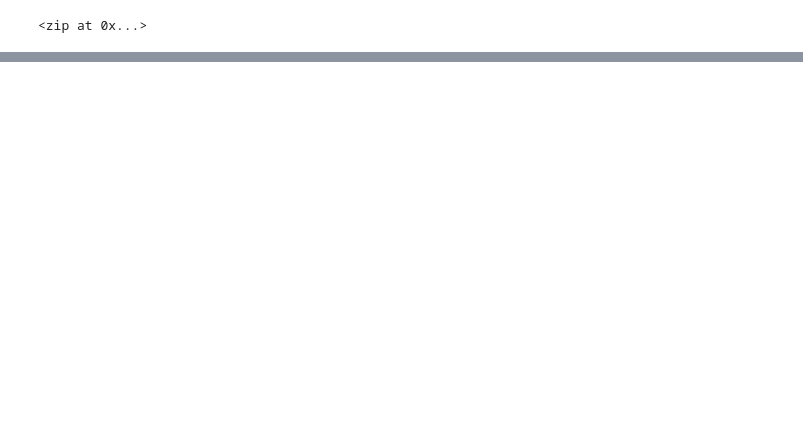
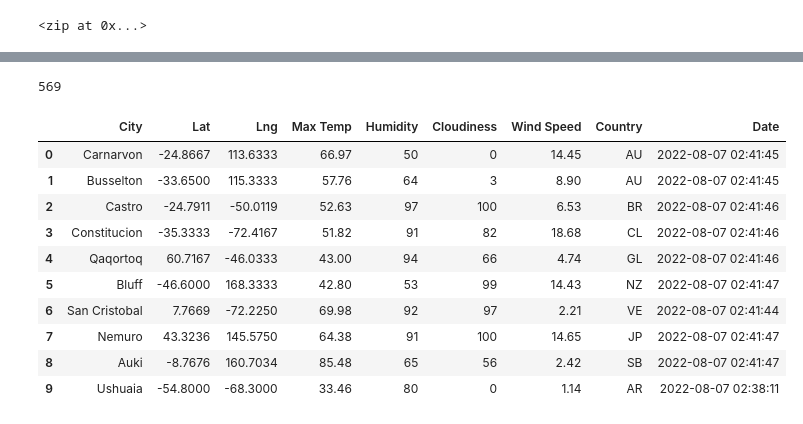
Before and after one commit to DylanMontemayor/World_Weather_Analysis, a Jupyter notebook: WeatherPy.ipynb, the cells around one changed output, grey strips where cells are left out. Drawn from its saved outputs; the diff is of its cells as text; code cells hidden in the pictures; blank space fills up the shorter version.

Commit message:
API calls, collecting data and creating a csv file

```diff
--- a/WeatherPy.ipynb
+++ b/WeatherPy.ipynb
@@ -7,3 +14,6 @@ from citipy import citipy
+# %%
+# Starting URL for Weather Map API Call.
+url = "http://api.openweathermap.org/data/2.5/weather?units=Imperial&APPID=" + weather_api_key
 # %%
 # Create a set of random latitude and longitude combinations.
 lats = np.random.uniform(low=-90.000, high=90.000, size=1500)
@@ -53,0 +142,19 @@ len(cities)
+# %%
+len(city_data)
+# %% [output]
+569
+# %%
+city_data_df=pd.DataFrame(city_data)
+city_data_df.head(10)
+# %% [output]
+|  | City | Lat | Lng | Max Temp | Humidity | Cloudiness | Wind Speed | Country | Date |
+| 0 | Carnarvon | -24.8667 | 113.6333 | 66.97 | 50 | 0 | 14.45 | AU | 2022-08-07 02:41:45 |
+| 1 | Busselton | -33.6500 | 115.3333 | 57.76 | 64 | 3 | 8.90 | AU | 2022-08-07 02:41:45 |
+| 2 | Castro | -24.7911 | -50.0119 | 52.63 | 97 | 100 | 6.53 | BR | 2022-08-07 02:41:46 |
+| 3 | Constitucion | -35.3333 | -72.4167 | 51.82 | 91 | 82 | 18.68 | CL | 2022-08-07 02:41:46 |
+| 4 | Qaqortoq | 60.7167 | -46.0333 | 43.00 | 94 | 66 | 4.74 | GL | 2022-08-07 02:41:46 |
+| 5 | Bluff | -46.6000 | 168.3333 | 42.80 | 53 | 99 | 14.43 | NZ | 2022-08-07 02:41:47 |
+| 6 | San Cristobal | 7.7669 | -72.2250 | 69.98 | 92 | 97 | 2.21 | VE | 2022-08-07 02:41:44 |
+| 7 | Nemuro | 43.3236 | 145.5750 | 64.38 | 91 | 100 | 14.65 | JP | 2022-08-07 02:41:47 |
+| 8 | Auki | -8.7676 | 160.7034 | 85.48 | 65 | 56 | 2.42 | SB | 2022-08-07 02:41:47 |
+| 9 | Ushuaia | -54.8000 | -68.3000 | 33.46 | 80 | 0 | 1.14 | AR | 2022-08-07 02:38:11 |
```
Also changed, not shown: parts of 6 cells of this notebook, 5 other files.
